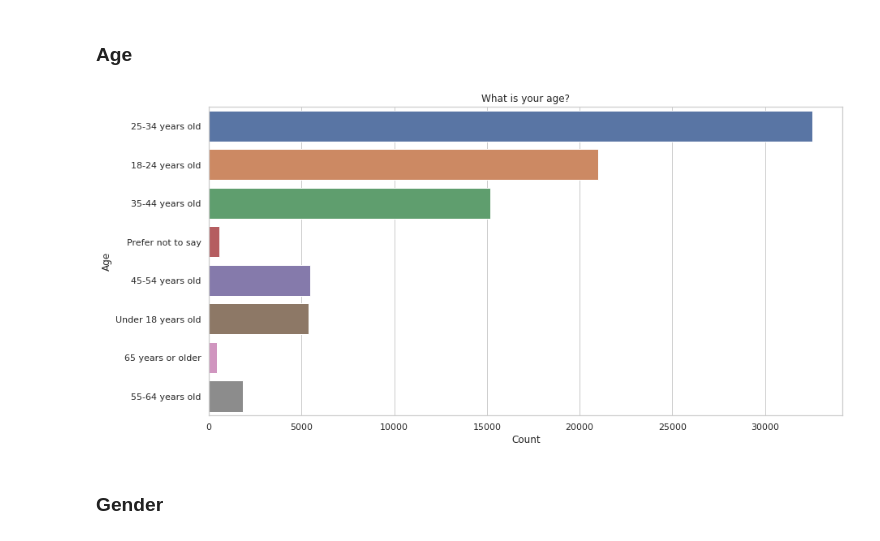
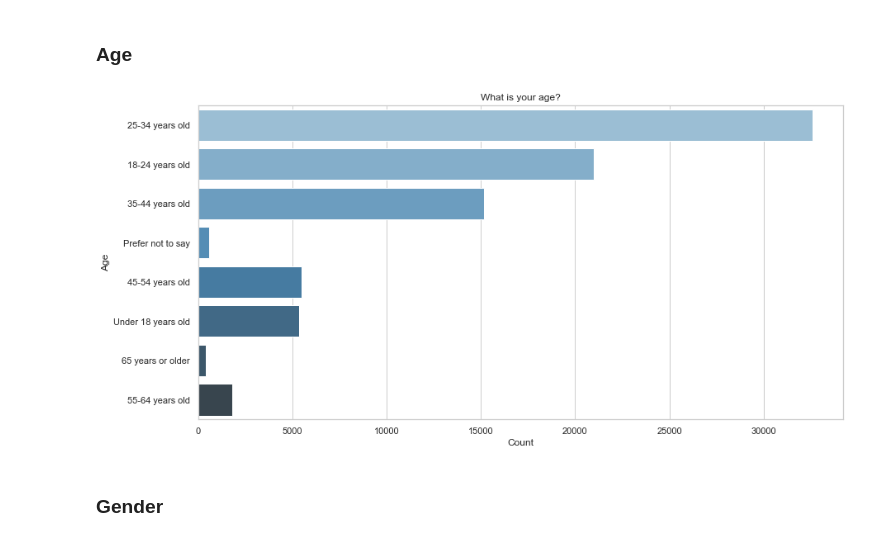
Before and after one commit to Talha0077/Stackoverflow-2021-Survey-EDA, a Jupyter notebook: EDA.ipynb, the cells around one changed output. Saved outputs shown, nothing was run; the diff lists cells and outputs as text; code cells hidden in the pictures.

```diff
--- a/EDA.ipynb
+++ b/EDA.ipynb
@@ -66,6 +66,7 @@ selected_columns = ["Age",
                     "Currency",
                     "CompTotal",
                     "CompFreq",
+                    "Employment",
                     "LanguageHaveWorkedWith",
                     "LanguageWantToWorkWith",
                     "DatabaseHaveWorkedWith",
@@ -129,12 +141,12 @@ sns.set_theme(style='whitegrid')
 ### Age
 # %%
 plt.figure(figsize=(14, 7))
-sns.countplot(y=responses_df.Age)
+sns.countplot(y=responses_df.Age, palette='Blues_d')
 plt.xlabel('Count')
 plt.ylabel('Age')
 plt.title(question_key['Age']);
 # %% [output]
-[figure, old version]
+[figure, new version]
 # %% [markdown]
 ### Gender
 # %%
```
Also changed, not shown: parts of 23 cells of this notebook.
